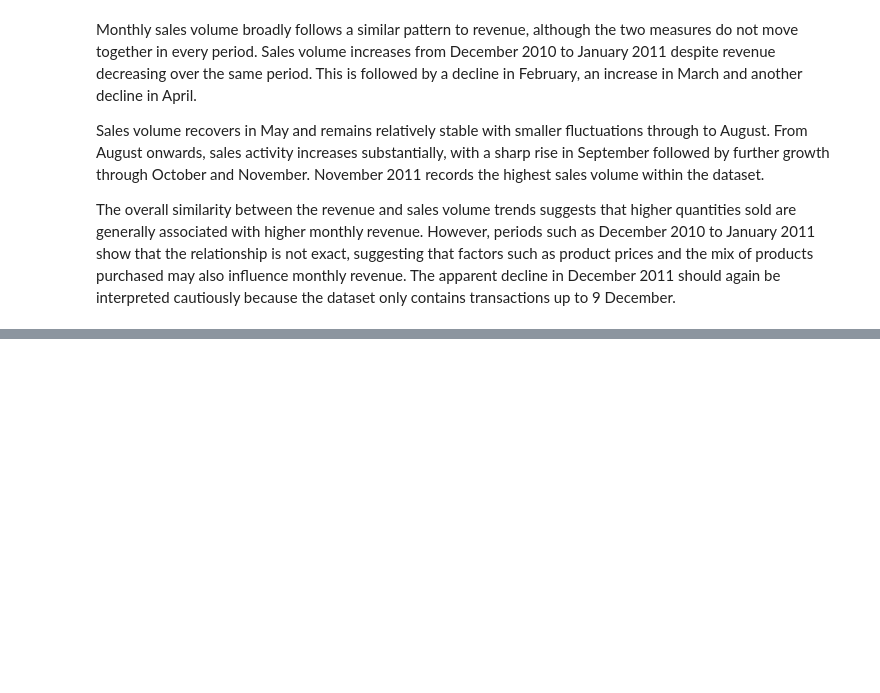
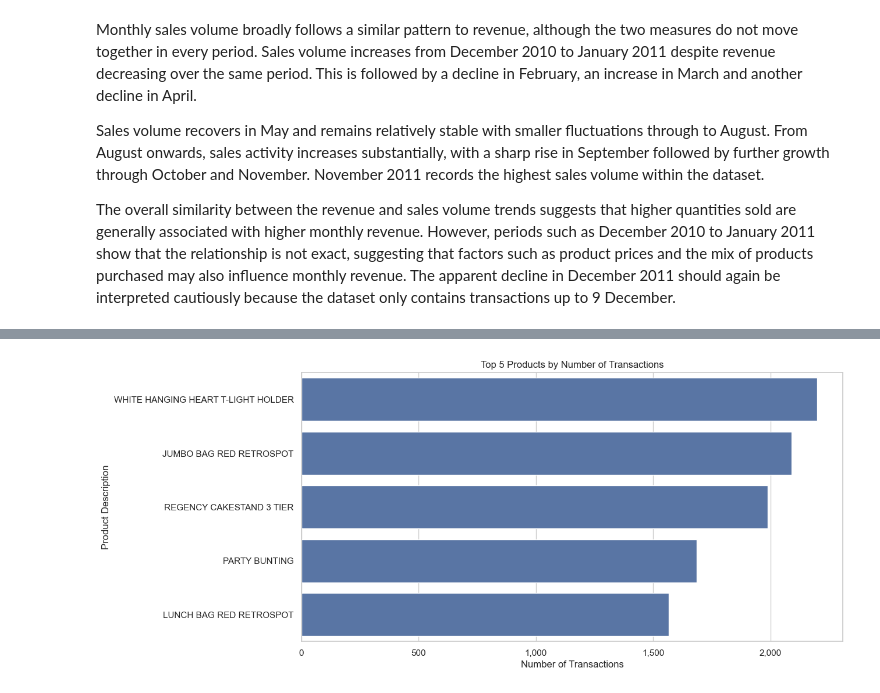
Before and after one commit to sahra02/Online-Retail-Transaction-Analysis, a Jupyter notebook: jupyter_notebooks/02-Exploratory_Data_Analysis.ipynb, the cells around one changed output, grey strips where cells are left out. Drawn from its saved outputs; the diff is of its cells as text; code cells hidden in the pictures; blank space fills up the shorter version.

```diff
--- a/jupyter_notebooks/02-Exploratory_Data_Analysis.ipynb
+++ b/jupyter_notebooks/02-Exploratory_Data_Analysis.ipynb
@@ -318,0 +423,9 @@ The overall similarity between the revenue and sales volume trends suggests that
+# %%
+product_transactions = (
+    df.groupby("StockCode")["InvoiceNo"]
+    .nunique()
+    .reset_index()
+    .sort_values("InvoiceNo", ascending=False)
+    .head()
+)
+product_transactions
@@ -318,0 +464,4 @@ The overall similarity between the revenue and sales volume trends suggests that
+# %%
+product_transactions = product_transactions.merge(product_descriptions, on="StockCode")
+
+product_transactions
@@ -318,0 +504,12 @@ The overall similarity between the revenue and sales volume trends suggests that
+# %%
+plt.figure(figsize=(12, 6))
+
+sns.barplot(data=product_transactions, x="InvoiceNo", y="Description")
+transaction_formatter = FuncFormatter(lambda x, _: f"{x:,.0f}")
+plt.gca().xaxis.set_major_formatter(transaction_formatter)
+plt.title("Top 5 Products by Number of Transactions")
+plt.xlabel("Number of Transactions")
+plt.ylabel("Product Description")
+plt.show()
+# %% [output]
+[figure, added]
```
Also changed, not shown: parts of 34 cells of this notebook.
